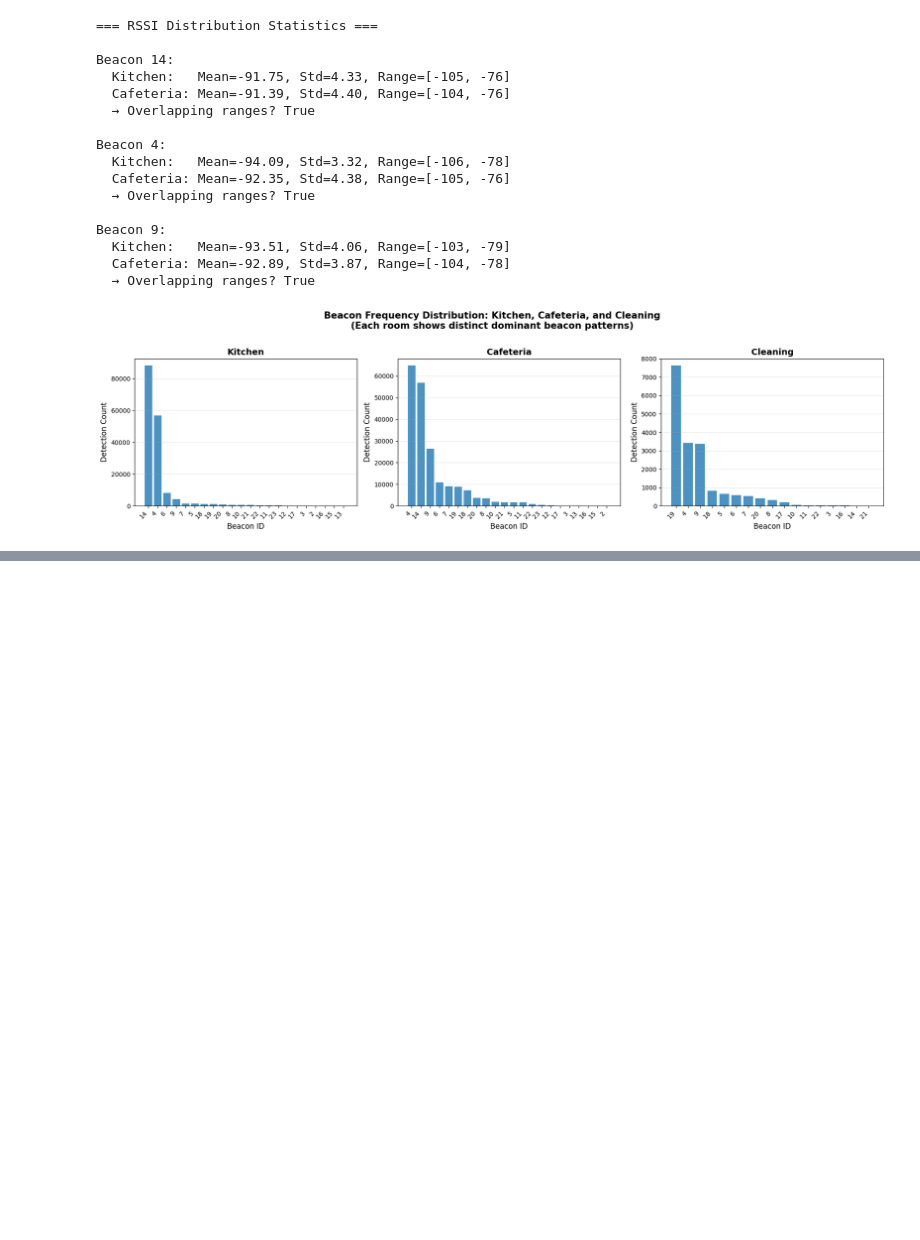
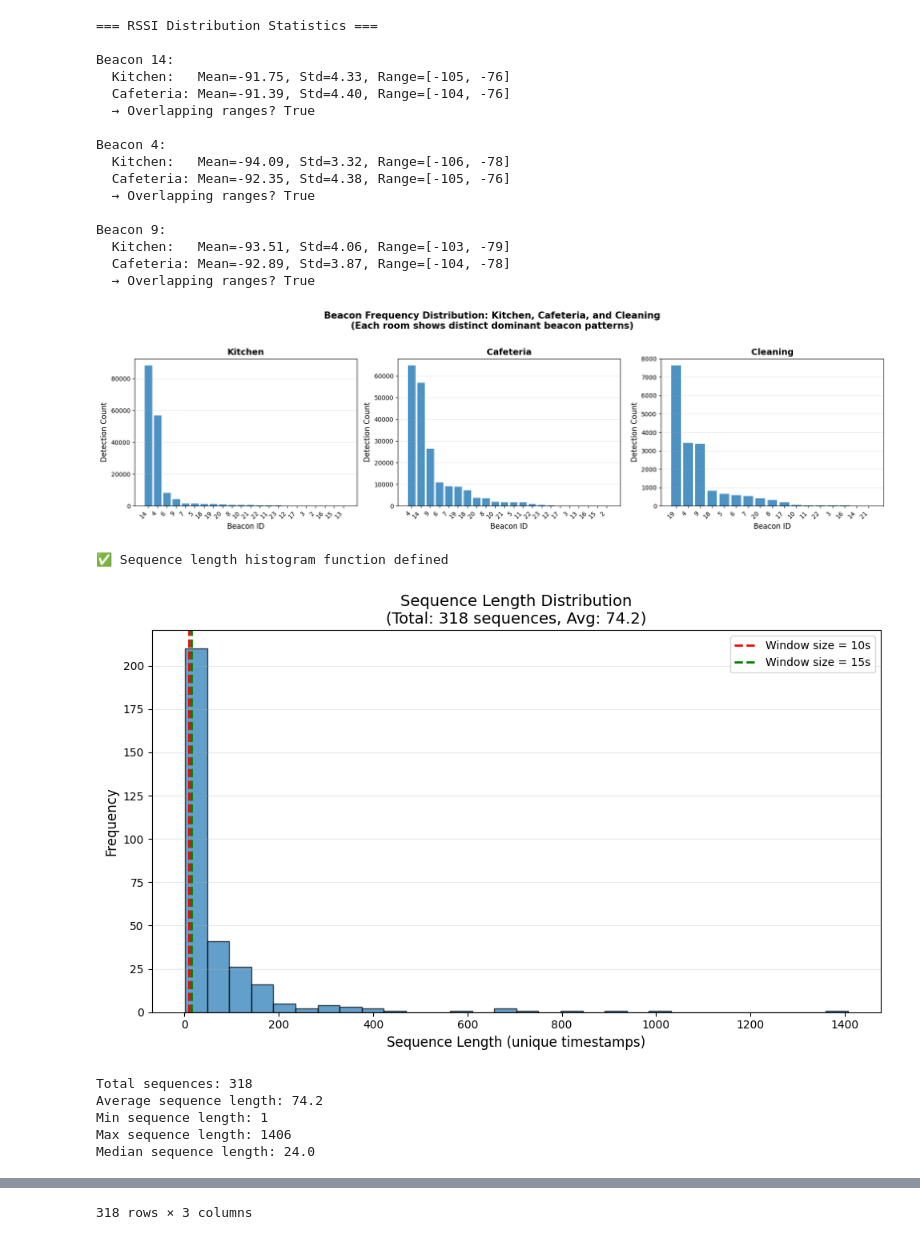
Before and after one commit to minhtrietcancode/abc-challenge-2026-location-classification, a Jupyter notebook: analysis/paper_materials.ipynb, the cells around one changed output, grey strips where cells are left out. Saved outputs shown, nothing was run; the diff lists cells and outputs as text; code cells hidden in the pictures; blank space fills up the shorter version.

Commit message:
update: plot for section 3.2.4

```diff
--- a/analysis/paper_materials.ipynb
+++ b/analysis/paper_materials.ipynb
@@ -138,3 +138,76 @@ plt.tight_layout()
 plt.show()
 # %% [output]
 [figure]
+# %%
+import pandas as pd
+df = pd.read_csv('../cleaned_dataset/labelled_ble_data.csv')
+
+import matplotlib.pyplot as plt
+
+def plot_sequence_length_histogram(df):
+    """
+    Plot histogram of sequence lengths for a dataframe.
+    A sequence is a consecutive group of rows with the same label/room.
+    Sequence length = number of unique timestamps in that sequence.
+
+    Parameters:
+    -----------
+    df : pandas.DataFrame
+        DataFrame containing 'room' and 'timestamp' columns
+
+    Returns:
+    --------
+    sequences : pandas.DataFrame
+        DataFrame with sequence information (room_group, room, sequence_length)
+    """
+    # Create a copy to avoid modifying original
+    df_copy = df.copy()
+
+    # Sort by timestamp and create room_group column
+    df_copy = df_copy.sort_values('timestamp').reset_index(drop=True)
+    df_copy['room_group'] = (df_copy['room'] != df_copy['room'].shift()).cumsum()
+
+    # Get unique sequences - count UNIQUE timestamps per room_group
+    sequences = df_copy.groupby('room_group').agg({
+        'room': 'first',
+        'timestamp': 'nunique'  # Count unique timestamps, not total records
+    }).reset_index()
+    sequences.columns = ['room_group', 'room', 'sequence_length']
+
+    # Plot histogram
+    plt.figure(figsize=(10, 6))
+    plt.hist(sequences['sequence_length'], bins=30, edgecolor='black', alpha=0.7)
+
+    # Add vertical lines at x=10 and x=15
+    plt.axvline(x=10, color='red', linestyle='--', linewidth=2, label='Window size = 10s')
+    plt.axvline(x=15, color='green', linestyle='--', linewidth=2, label='Window size = 15s')
+
+    plt.xlabel('Sequence Length (unique timestamps)', fontsize=12)
+    plt.ylabel('Frequency', fontsize=12)
+    plt.title(f'Sequence Length Distribution\n(Total: {len(sequences)} sequences, Avg: {sequences["sequence_length"].mean():.1f})',
+              fontsize=14)
+    plt.legend(fontsize=10)
+    plt.grid(axis='y', alpha=0.3)
+    plt.tight_layout()
+    plt.show()
+
+    # Print summary statistics
+    print(f"Total sequences: {len(sequences)}")
+    print(f"Average sequence length: {sequences['sequence_length'].mean():.1f}")
+    print(f"Min sequence length: {sequences['sequence_length'].min()}")
+    print(f"Max sequence length: {sequences['sequence_length'].max()}")
+    print(f"Median sequence length: {sequences['sequence_length'].median():.1f}")
+
+    return sequences
+
+print("✅ Sequence length histogram function defined")
+
+plot_sequence_length_histogram(df)
+# %% [output]
+✅ Sequence length histogram function defined
+[figure, added]
+Total sequences: 318
+Average sequence length: 74.2
+Min sequence length: 1
+Max sequence length: 1406
+Median sequence length: 24.0
@@ -140,0 +226 @@ plt.show()
+318 rows × 3 columns
```
Also changed, not shown: parts of 1 cell of this notebook.
